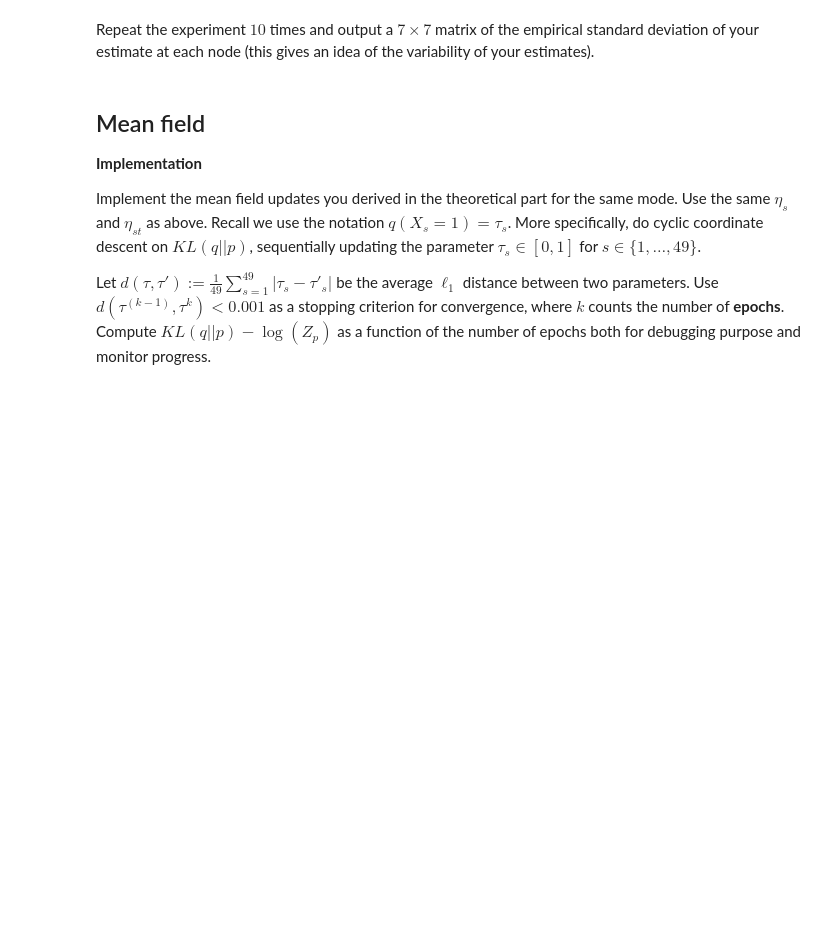
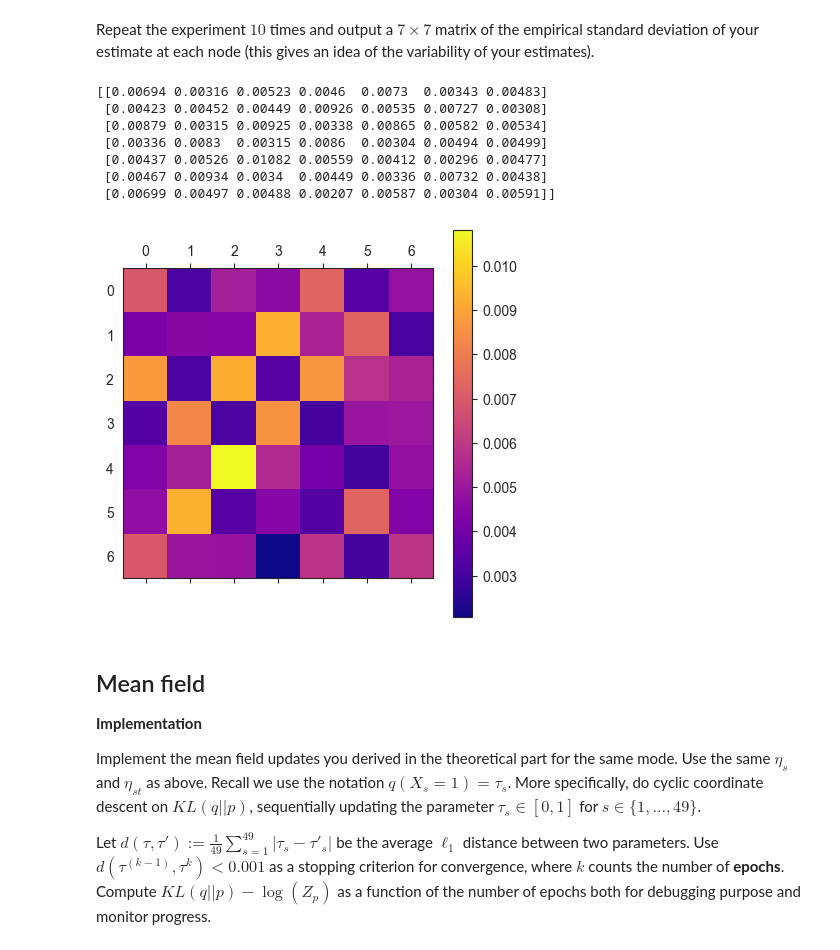
Before and after one commit to Gregb26/IFT-6269-Greg, a Jupyter notebook: Homework 5/Hw5_code.ipynb, the cells around one changed output. Drawn from its saved outputs; the diff is of its cells as text; code cells hidden in the pictures; blank space fills up the shorter version.

```diff
--- a/Homework 5/Hw5_code.ipynb
+++ b/Homework 5/Hw5_code.ipynb
@@ -108,15 +148,28 @@ show_matrix(mu_hat)
 # %% [markdown]
 Repeat the experiment $10$ times and output a $7 \times 7$ matrix of the empirical standard deviation of your estimate at each node (this gives an idea of the variability of your estimates).
-# %%
-for trial in range(10):
-    pass #TODO: do stuff here
-
-# TODO: use the result of your 10 trials to compute the empirical standard deviation
-# of your estimate at each node
-mu_hat_std = np.random.rand(7, 7)
-
-# Do NOT change this last line
-print(mu_hat_std)
+# %%
+N_trials = 10
+
+mu_hat = np.zeros((N_trials, 7, 7))
+
+for trial in range(N_trials):
+    samples = gibbs_sampling(X0, burn_in = 1000, num_epochs = 6000)
+    mu_hat[trial, ...] = np.sum(samples, axis = 0) / (samples.shape[0])
+
+mu_hat_std = np.std(mu_hat, axis = 0)
+
+# Do NOT change this last line
+print(mu_hat_std)
+show_matrix(mu_hat_std)
+# %% [output]
+[[0.00694 0.00316 0.00523 0.0046  0.0073  0.00343 0.00483]
+ [0.00423 0.00452 0.00449 0.00926 0.00535 0.00727 0.00308]
+ [0.00879 0.00315 0.00925 0.00338 0.00865 0.00582 0.00534]
+ [0.00336 0.0083  0.00315 0.0086  0.00304 0.00494 0.00499]
+ [0.00437 0.00526 0.01082 0.00559 0.00412 0.00296 0.00477]
+ [0.00467 0.00934 0.0034  0.00449 0.00336 0.00732 0.00438]
+ [0.00699 0.00497 0.00488 0.00207 0.00587 0.00304 0.00591]]
+[figure, added]
 # %% [markdown]
 ## Mean field
 
```
Also changed, not shown: parts of 13 cells of this notebook.
